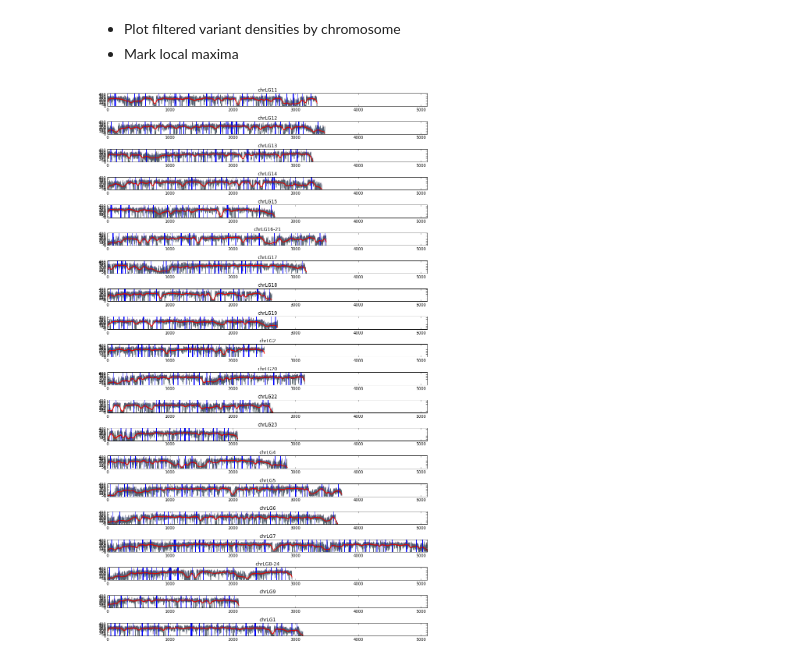
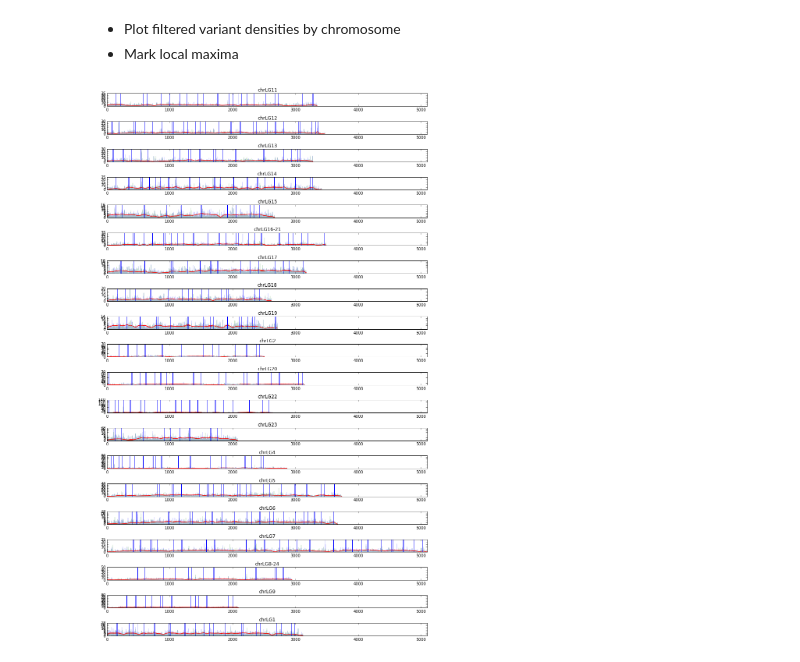
Before and after one commit to dodtlim/ulakes, a Jupyter notebook: ulakes.ipynb, the cells around one changed output. Cells and saved outputs as stored; diff of their text form; code cells hidden in the pictures.

```diff
--- a/ulakes.ipynb
+++ b/ulakes.ipynb
@@ -45,14 +57,31 @@ WARNING: pylab import has clobbered these variables: ['blackman', 'convolve', 'm
 # %%
 for n,obs in enumerate(vcf_reader) :
     if n%100000 == 0 : print n
-    if n == 200000 : break
+    #if n == 100 : break
     if not bigcontigs.__contains__(obs.CHROM) : continue
     if obs.is_indel : continue
+    gts,calls = {},{}
     for s in obs.samples :
-        if s.is_variant and s.called and s. and not s.is_het :
-            #print sample.sample, sample.site.QUAL, sample.site.POS
-            mysamples[s.sample][obs.CHROM]['snps'][s.site.POS/block_size] \
-                = mysamples[s.sample][obs.CHROM]['snps'][s.site.POS/block_size] + 1
+        calls[s.sample] = s
+        if s.gt_bases :
+            gts[s.sample] = sorted(s.gt_bases.split('/'))
+        else :
+            gts[s.sample] = None
+    #if gts['78357'] == gts['78584'] \
+    #    and not calls['78357'].is_het and not calls['78584'].is_het \
+    #    and calls['78357'].is_variant and calls['78584'].is_variant \
+    #    and calls['78357'].called and calls['78584'].called :
+    #        flavus_vs_checkmate[obs.CHROM]
+    for s in obs.samples :
+        #if s.is_variant and s.called and not s.is_het :
+        if s.is_variant and s.called :
+            #print s.sample, s.site.QUAL, s.site.POS, s.gt_alleles
+            if not s.is_het :
+                mysamples[s.sample][obs.CHROM]['fixed'][s.site.POS/block_size] \
+                    = mysamples[s.sample][obs.CHROM]['fixed'][s.site.POS/block_size] + 1
+
+            mysamples[s.sample][obs.CHROM]['allvars'][s.site.POS/block_size] \
+                = mysamples[s.sample][obs.CHROM]['allvars'][s.site.POS/block_size] + 1
 # %% [output]
 0
 100000
@@ -79,35 +110,35 @@ window = window / sum(window)
 maxsnps = 0
 for n,c in enumerate(bigcontigs) :
     for s in vcf_reader.samples :
-        data = wiener( mysamples[s][c]['snps'], mysize=50 )
+        data = wiener( mysamples[s][c]['allvars'], mysize=50 )
         data = convolve( data, window, mode='same' )
-        if max(mysamples[s][c]['snps']) > maxsnps : maxsnps = max(mysamples[s][c]['snps'])
+        if max(mysamples[s][c]['allvars']) > maxsnps : maxsnps = max(mysamples[s][c]['allvars'])
         maxtab, mintab = peak.peakdet(data, 0.5)
         #maxtab = find_peaks_cwt( mysamples[s][c]['snps'], arange(10,100) )
         mysamples[s][c]['wiener'] = data
         mysamples[s][c]['maxima'] = maxtab
         mysamples[s][c]['minima'] = mintab
-        mysamples[s][c]['total']  = sum(mysamples[s][c]['snps'])
+        mysamples[s][c]['total']  = sum(mysamples[s][c]['allvars'])
 # %% [markdown]
 * Plot filtered variant densities by chromosome
 * Mark local maxima
 # %%
 figsize(12,20)
 
 for n,c in enumerate(bigcontigs) :
     subplot(len(bigcontigs),1,n)
     for s in mysamples.keys() :
-        plot(mysamples[s][c]['snps'],alpha=.2)
+        plot(mysamples[s][c]['fixed'],alpha=.2)
+        plot(mysamples[s][c]['wiener'],color='red')
         for maximum in mysamples[s][c]['maxima'] :
             x,y = maximum
             axvline(x)
-        plot(mysamples[s][c]['wiener'],color='red')
         xlim(0,max(contig_lengths.values())/block_size)
-        ylim(0,maxsnps)
+        #ylim(0,maxsnps)
         title(c)
 tight_layout()
 # %% [output]
-[figure, old version]
+[figure, new version]
 # %%
 figsize(12,7)
 
```
Also changed, not shown: parts of 9 cells of this notebook, 2 other files.
